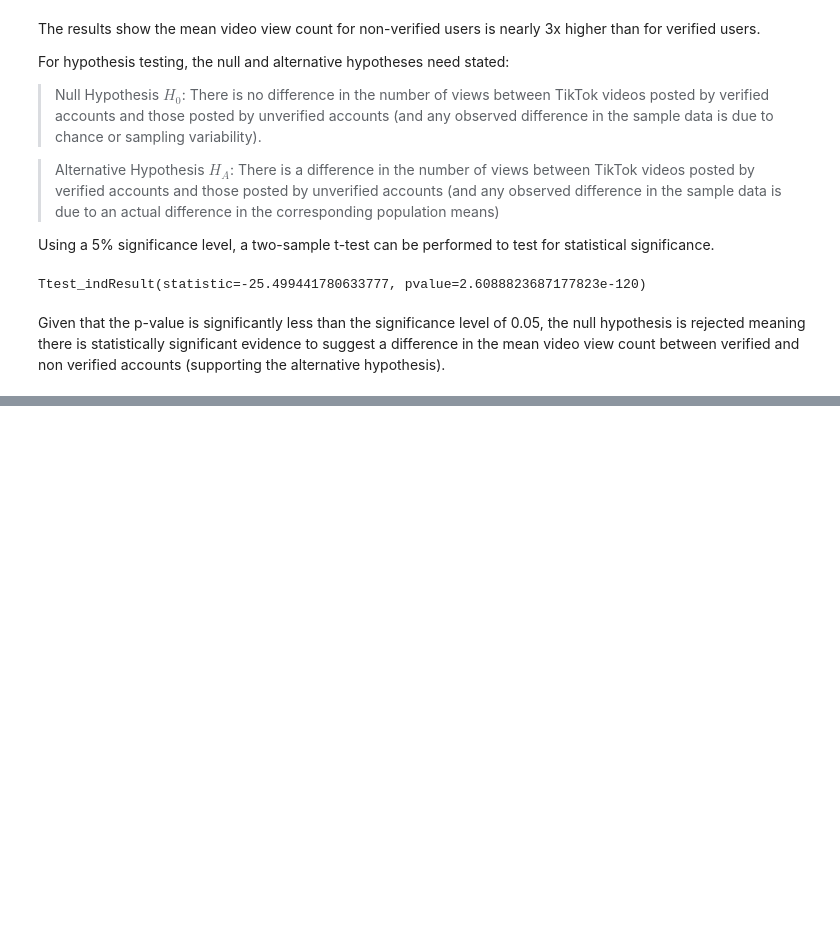
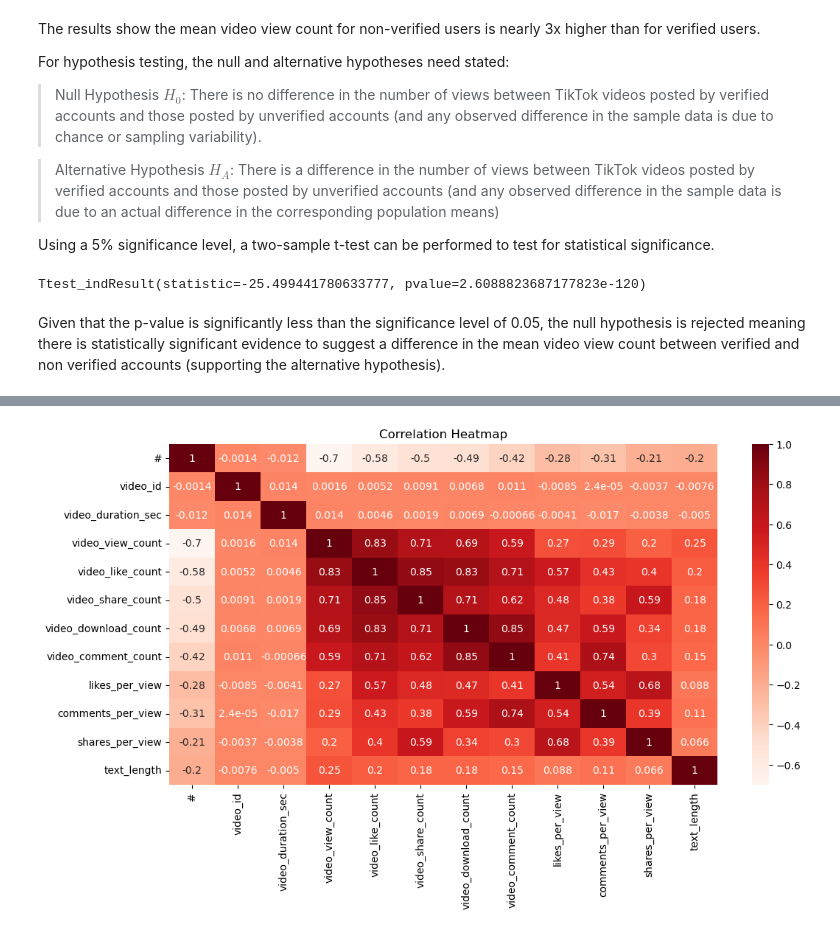
Before and after one commit to JasonHolton/TikTok_Data-Science, a Jupyter notebook: TikTok Notebook.ipynb, the cells around one changed output, grey strips where cells are left out. Cells and saved outputs as stored; diff of their text form; code cells hidden in the pictures; blank space fills up the shorter version.

```diff
--- a/TikTok Notebook.ipynb
+++ b/TikTok Notebook.ipynb
@@ -544,0 +738,8 @@ Given that the p-value is significantly less than the significance level of 0.05
+# %%
+# Use a heatmap to visualize the correlation data
+plt.figure(figsize = (12,6))
+sns.heatmap(df_upsampled.corr(method = 'pearson'), annot = True, cmap = 'Reds')
+plt.title('Correlation Heatmap')
+plt.show()
+# %% [output]
+[figure, added]
```
Also changed, not shown: parts of 82 cells of this notebook.
